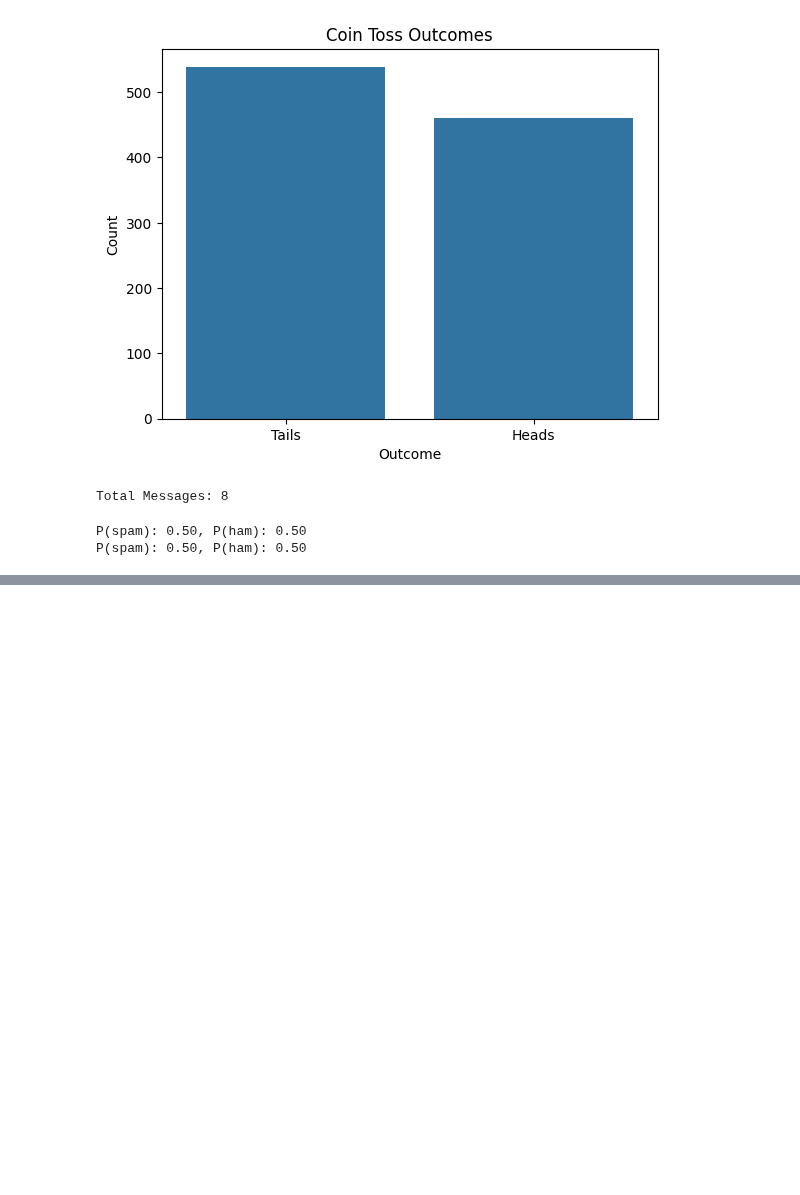
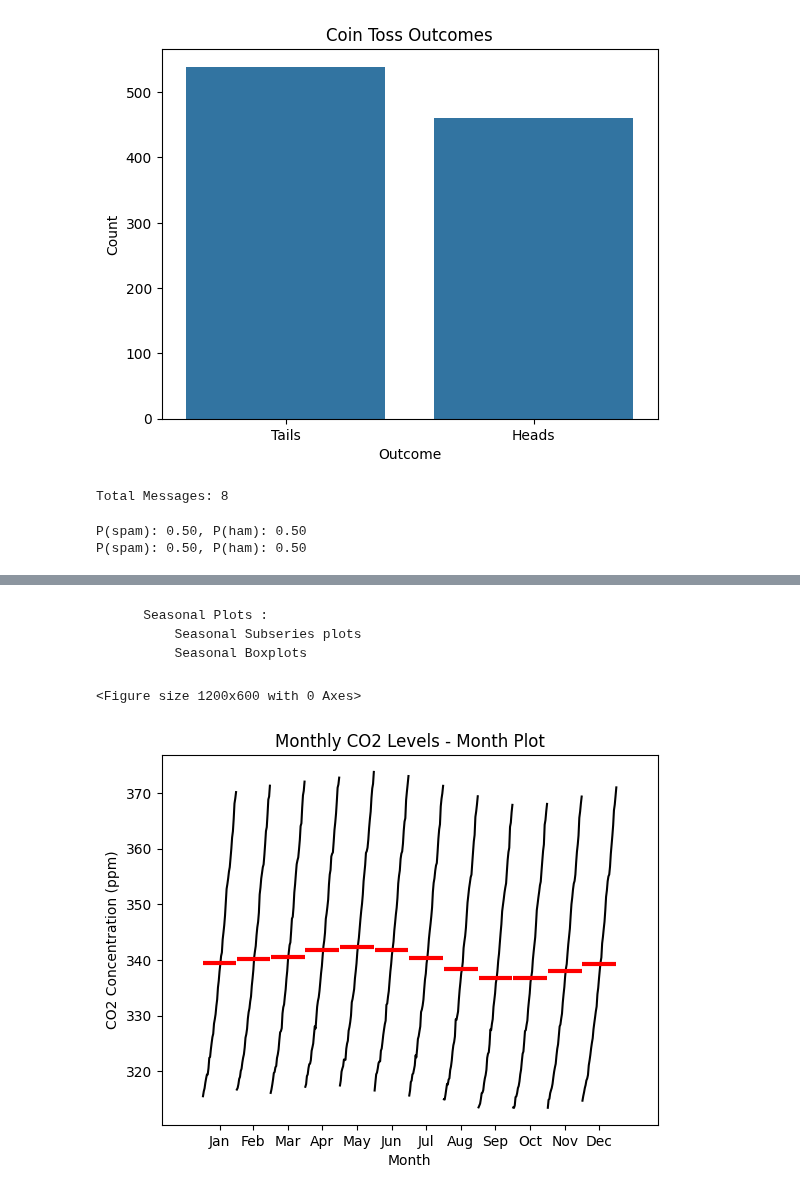
Before and after one commit to gmkumar1988/PythonPractise, a Jupyter notebook: AppliedPredictive.ipynb, the cells around one changed output, grey strips where cells are left out. Cells and saved outputs as stored; diff of their text form; code cells hidden in the pictures; blank space fills up the shorter version.

```diff
--- a/AppliedPredictive.ipynb
+++ b/AppliedPredictive.ipynb
@@ -603,0 +651,14 @@ V = len(vocab)
+# %% [markdown]
+        Seasonal Plots :
+            Seasonal Subseries plots
+            Seasonal Boxplots
+# %%
+plt.figure(figsize=(12, 6))
+month_plot(co2_series)
+plt.title('Monthly CO2 Levels - Month Plot')
+plt.xlabel('Month')
+plt.ylabel('CO2 Concentration (ppm)')
+plt.show()
+# %% [output]
+<Figure size 1200x600 with 0 Axes>
+[figure, added]
```
Also changed, not shown: parts of 59 cells of this notebook, 2 other files.
